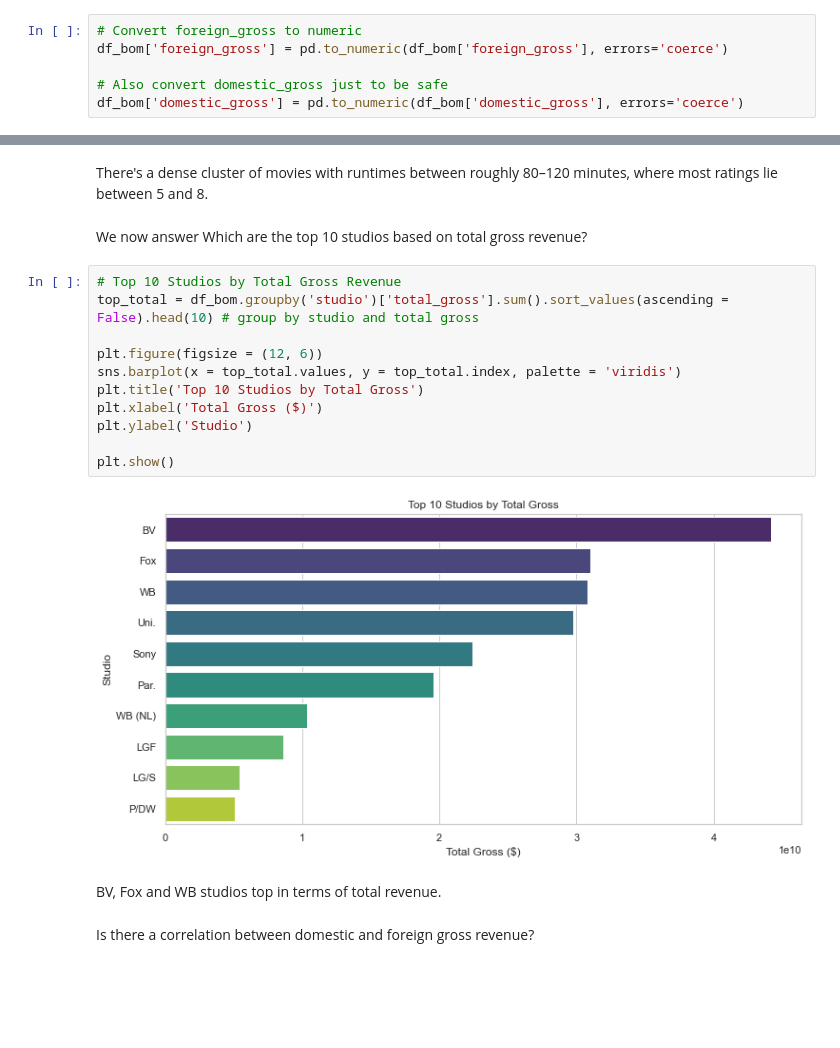
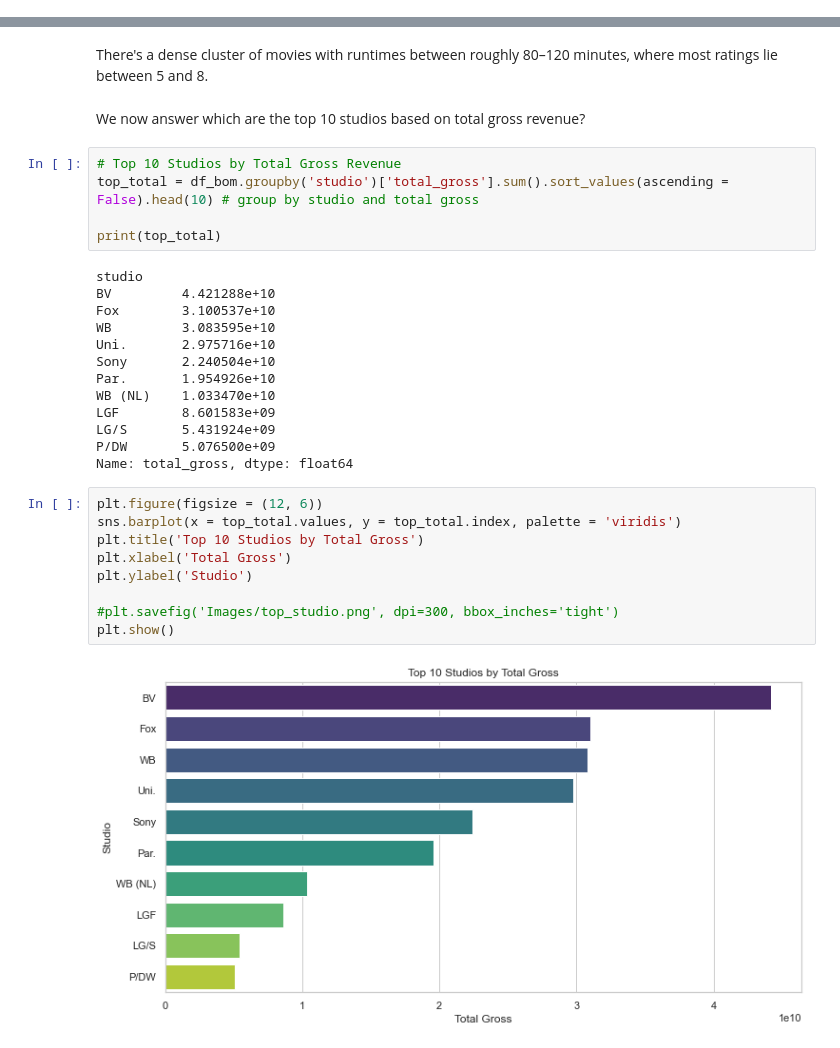
Before and after one commit to Limo-Vincent/Phase_2_project, a Jupyter notebook: student.ipynb, the cells around one changed output, grey strips where cells are left out. Saved outputs shown, nothing was run; the diff lists cells and outputs as text; blank space fills up the shorter version.

```diff
--- a/student.ipynb
+++ b/student.ipynb
@@ -565,9 +568,3 @@ df_bom.describe()
-# %%
-# Convert foreign_gross to numeric
-df_bom['foreign_gross'] = pd.to_numeric(df_bom['foreign_gross'], errors='coerce')
-
-# Also convert domestic_gross just to be safe
-df_bom['domestic_gross'] = pd.to_numeric(df_bom['domestic_gross'], errors='coerce')
 # %%
 # Plot boxplots
 plt.figure(figsize = (12, 5))
@@ -845,21 +817,33 @@ plt.show()
 # %% [markdown]
 There's a dense cluster of movies with runtimes between roughly 80–120 minutes, where most ratings lie between 5 and 8.
 # %% [markdown]
-We now answer Which are the top 10 studios based on total gross revenue?
+We now answer which are the top 10 studios based on total gross revenue?
+# %%
+# Top 10 Studios by Total Gross Revenue
+top_total = df_bom.groupby('studio')['total_gross'].sum().sort_values(ascending = False).head(10) # group by studio and total gross
+
+print(top_total)
+# %% [output]
+studio
+BV         4.421288e+10
+Fox        3.100537e+10
+WB         3.083595e+10
+Uni.       2.975716e+10
+Sony       2.240504e+10
+Par.       1.954926e+10
+WB (NL)    1.033470e+10
+LGF        8.601583e+09
+LG/S       5.431924e+09
+P/DW       5.076500e+09
+Name: total_gross, dtype: float64
 # %%
-# Top 10 Studios by Total Gross Revenue
-top_total = df_bom.groupby('studio')['total_gross'].sum().sort_values(ascending = False).head(10) # group by studio and total gross
-
 plt.figure(figsize = (12, 6))
 sns.barplot(x = top_total.values, y = top_total.index, palette = 'viridis')
 plt.title('Top 10 Studios by Total Gross')
-plt.xlabel('Total Gross ($)')
+plt.xlabel('Total Gross')
 plt.ylabel('Studio')
 
+#plt.savefig('Images/top_studio.png', dpi=300, bbox_inches='tight')
 plt.show()
 # %% [output]
-[figure, old version]
+[figure, new version]
-# %% [markdown]
-BV, Fox and WB studios top in terms of total revenue.
-# %% [markdown]
-Is there a correlation between domestic and foreign gross revenue?
```
Also changed, not shown: parts of 52 cells of this notebook.
